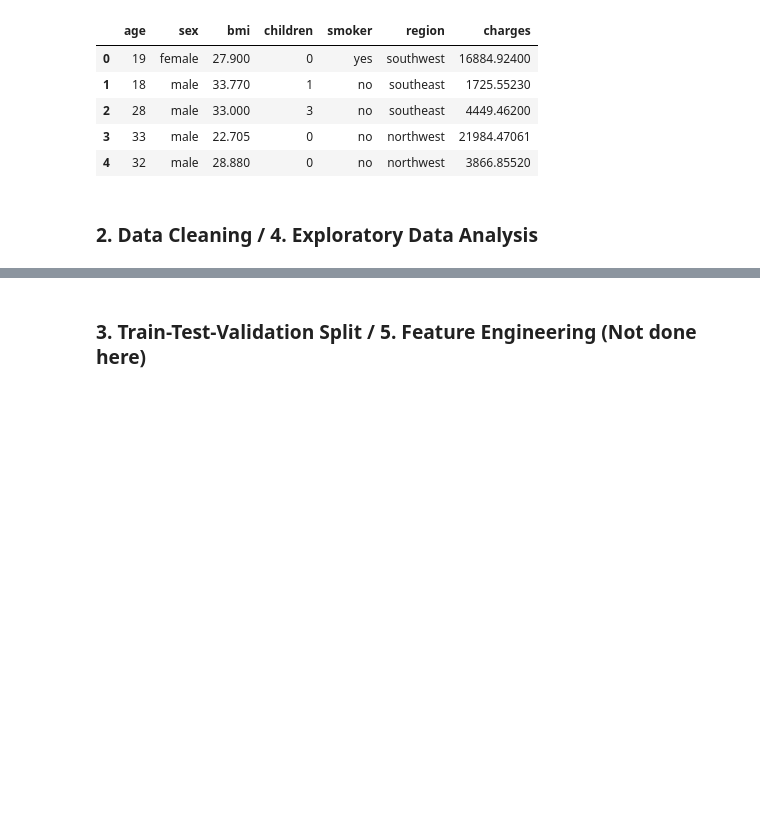
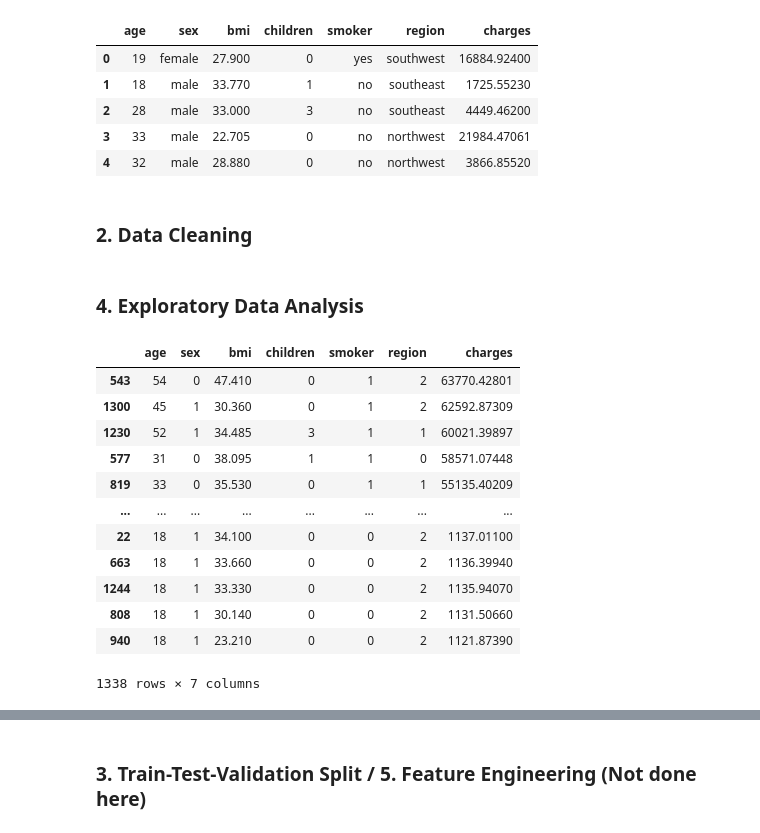
Before and after one commit to WilhenAlbertoHM/sklearn-umb-cs-workshop, a Jupyter notebook: src/LinearRegression/insurance.ipynb, the cells around one changed output, grey strips where cells are left out. Drawn from its saved outputs; the diff is of its cells as text; code cells hidden in the pictures; blank space fills up the shorter version.

```diff
--- a/src/LinearRegression/insurance.ipynb
+++ b/src/LinearRegression/insurance.ipynb
@@ -27,6 +26,6 @@ df_insurance.head()
 | 2 | 28 | male | 33.000 | 3 | no | southeast | 4449.46200 |
 | 3 | 33 | male | 22.705 | 0 | no | northwest | 21984.47061 |
 | 4 | 32 | male | 28.880 | 0 | no | northwest | 3866.85520 |
-# %% [markdown]
-### 2. Data Cleaning / 4. Exploratory Data Analysis
+# %% [markdown]
+### 2. Data Cleaning
 # %%
@@ -35,3 +35,21 @@ label_encoder = LabelEncoder()
 df_insurance["sex"] = label_encoder.fit_transform(df_insurance["sex"])
 df_insurance["smoker"] = label_encoder.fit_transform(df_insurance["smoker"])
 df_insurance["region"] = label_encoder.fit_transform(df_insurance["region"])
+# %% [markdown]
+### 4. Exploratory Data Analysis
+# %%
+df_insurance.sort_values(by = "charges", ascending = False)
+# %% [output]
+|  | age | sex | bmi | children | smoker | region | charges |
+| 543 | 54 | 0 | 47.410 | 0 | 1 | 2 | 63770.42801 |
+| 1300 | 45 | 1 | 30.360 | 0 | 1 | 2 | 62592.87309 |
+| 1230 | 52 | 1 | 34.485 | 3 | 1 | 1 | 60021.39897 |
+| 577 | 31 | 0 | 38.095 | 1 | 1 | 0 | 58571.07448 |
+| 819 | 33 | 0 | 35.530 | 0 | 1 | 1 | 55135.40209 |
+| ... | ... | ... | ... | ... | ... | ... | ... |
+| 22 | 18 | 1 | 34.100 | 0 | 0 | 2 | 1137.01100 |
+| 663 | 18 | 1 | 33.660 | 0 | 0 | 2 | 1136.39940 |
+| 1244 | 18 | 1 | 33.330 | 0 | 0 | 2 | 1135.94070 |
+| 808 | 18 | 1 | 30.140 | 0 | 0 | 2 | 1131.50660 |
+| 940 | 18 | 1 | 23.210 | 0 | 0 | 2 | 1121.87390 |
+1338 rows × 7 columns
```
Also changed, not shown: parts of 4 cells of this notebook.
